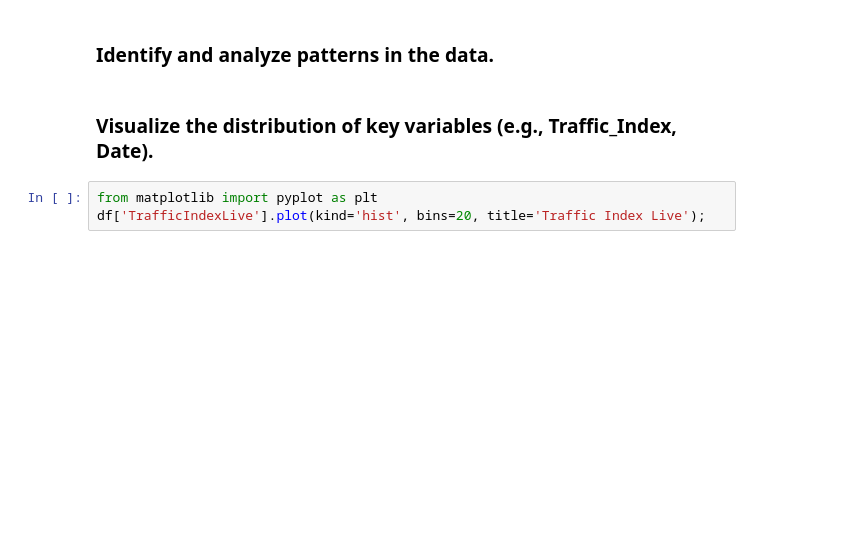
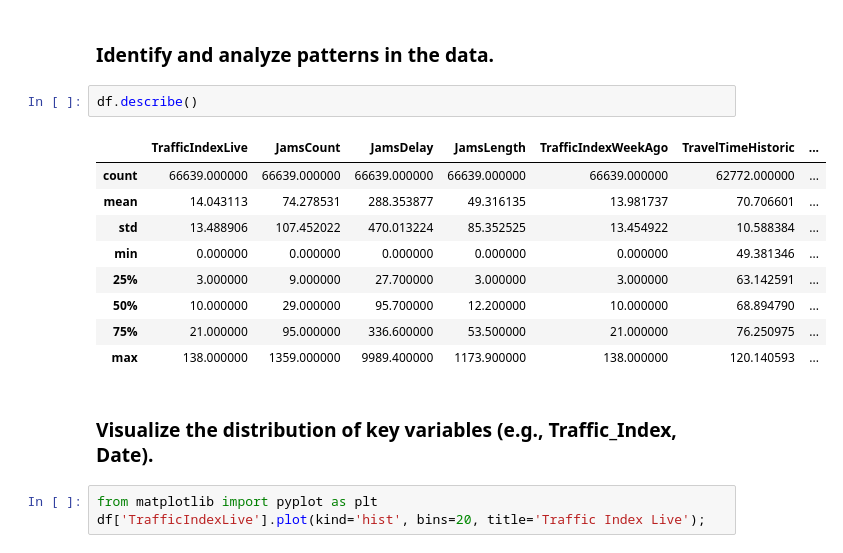
Before and after one commit to Reema-h/T5_bootcamp, a Jupyter notebook: Copy_of_Task_(2)_Week_1.ipynb, the cells around one changed output. Saved outputs shown, nothing was run; the diff lists cells and outputs as text; blank space fills up the shorter version.

```diff
--- a/Copy_of_Task_(2)_Week_1.ipynb
+++ b/Copy_of_Task_(2)_Week_1.ipynb
@@ -32,5 +55,17 @@ df.corr(numeric_only=True)
 # %% [markdown]
 ### Identify and analyze patterns in the data.
+# %%
+df.describe()
+# %% [output]
+|  | TrafficIndexLive | JamsCount | JamsDelay | JamsLength | TrafficIndexWeekAgo | TravelTimeHistoric | ... |
+| count | 66639.000000 | 66639.000000 | 66639.000000 | 66639.000000 | 66639.000000 | 62772.000000 | ... |
+| mean | 14.043113 | 74.278531 | 288.353877 | 49.316135 | 13.981737 | 70.706601 | ... |
+| std | 13.488906 | 107.452022 | 470.013224 | 85.352525 | 13.454922 | 10.588384 | ... |
+| min | 0.000000 | 0.000000 | 0.000000 | 0.000000 | 0.000000 | 49.381346 | ... |
+| 25% | 3.000000 | 9.000000 | 27.700000 | 3.000000 | 3.000000 | 63.142591 | ... |
+| 50% | 10.000000 | 29.000000 | 95.700000 | 12.200000 | 10.000000 | 68.894790 | ... |
+| 75% | 21.000000 | 95.000000 | 336.600000 | 53.500000 | 21.000000 | 76.250975 | ... |
+| max | 138.000000 | 1359.000000 | 9989.400000 | 1173.900000 | 138.000000 | 120.140593 | ... |
 # %% [markdown]
 ### Visualize the distribution of key variables (e.g., Traffic_Index, Date).
 # %%
```
Also changed, not shown: parts of 5 cells of this notebook.
